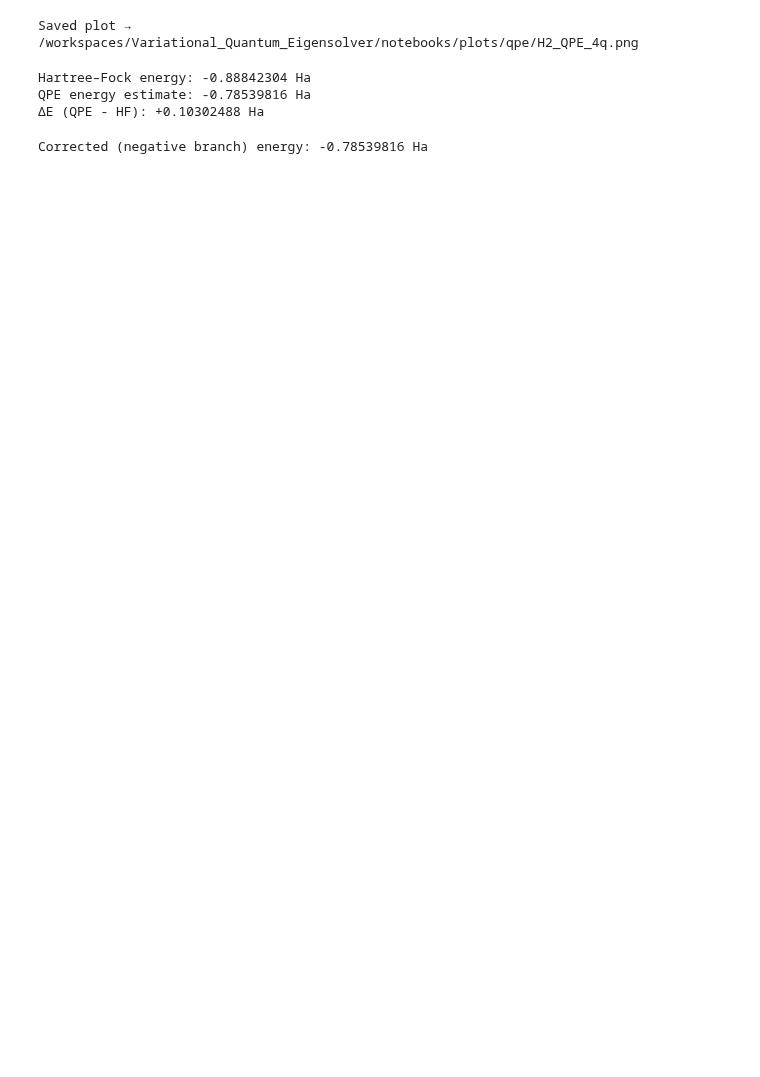
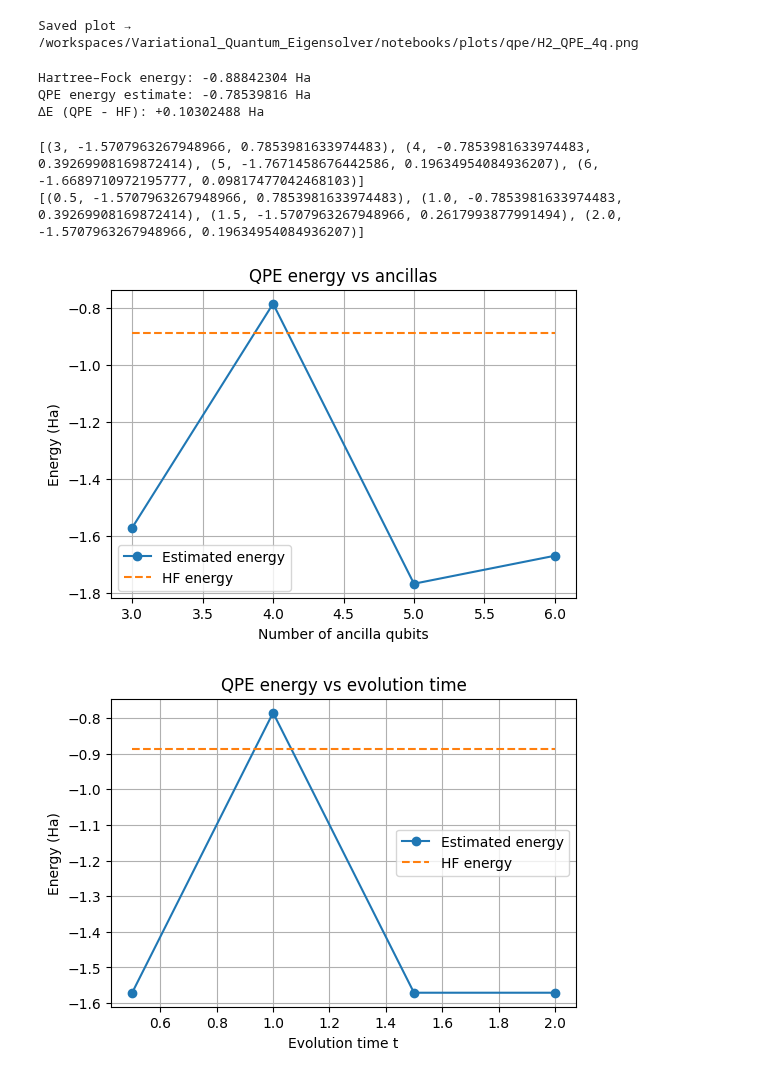
Before and after one commit to SidRichardsQuantum/Variational_Quantum_Eigensolver, a Jupyter notebook: notebooks/H2/H2_QPE_Noiseless.ipynb, the cells around one changed output. Saved outputs shown, nothing was run; the diff lists cells and outputs as text; code cells hidden in the pictures; blank space fills up the shorter version.

```diff
--- a/notebooks/H2/H2_QPE_Noiseless.ipynb
+++ b/notebooks/H2/H2_QPE_Noiseless.ipynb
@@ -43,7 +43,7 @@ molecule_name = "H2"
 n_ancilla = 4      # Number of ancilla qubits
 t_evol = 1.0       # Evolution time in U = exp(-i * H * t)
 trotter_steps = 2  # Trotter order for time evolution
-shots = 5000       # Sampling shots
+shots = 1000       # Sampling shots
 
 # Noiseless configuration
 noise_params = None
@@ -106,10 +105,52 @@ print(f"ΔE (QPE - HF): {result['energy'] - E_hf:+.8f} Ha")
 Hartree–Fock energy: -0.88842304 Ha
 QPE energy estimate: -0.78539816 Ha
 ΔE (QPE - HF): +0.10302488 Ha
-# %%
-# Override energy interpretation for the negative branch (just to inspect)
-E_wrapped = result["energy"]
-E_unwrapped = E_wrapped - 2*np.pi if E_wrapped > np.pi/1.0 else E_wrapped
-print(f"Corrected (negative branch) energy: {E_unwrapped:.8f} Ha")
-# %% [output]
-Corrected (negative branch) energy: -0.78539816 Ha
+# %%
+# Sweep ancillas
+anc_list = [3,4,5, 6]
+energies, bins = [], []
+for n in anc_list:
+    r = run_qpe(hamiltonian, hf, n_ancilla=n, t=t_evol, trotter_steps=trotter_steps,
+                noise_params=None, shots=2000, molecule_name="H2")
+    energies.append(r["energy"])
+    bins.append(2*np.pi/(t_evol*(2**n)))
+
+print(list(zip(anc_list, energies, bins)))  # (n_anc, EstE, bin_width)
+
+# Sweep t (keep |E| < π/t, so try t in [0.5, 1.0, 1.5, 2.0])
+t_list = [0.5, 1.0, 1.5, 2.0]
+energies_t, bins_t = [], []
+for tval in t_list:
+    r = run_qpe(hamiltonian, hf, n_ancilla=4, t=tval, trotter_steps=trotter_steps,
+                noise_params=None, shots=3000, molecule_name="H2")
+    energies_t.append(r["energy"])
+    bins_t.append(2*np.pi/(tval*(2**4)))
+print(list(zip(t_list, energies_t, bins_t)))
+# %% [output]
+[(3, -1.5707963267948966, 0.7853981633974483), (4, -0.7853981633974483, 0.39269908169872414), (5, -1.7671458676442586, 0.19634954084936207), (6, -1.6689710972195777, 0.09817477042468103)]
+[(0.5, -1.5707963267948966, 0.7853981633974483), (1.0, -0.7853981633974483, 0.39269908169872414), (1.5, -1.5707963267948966, 0.2617993877991494), (2.0, -1.5707963267948966, 0.19634954084936207)]
+# %%
+import matplotlib.pyplot as plt
+
+plt.figure(figsize=(6,4))
+plt.plot(anc_list, energies, 'o-', label='Estimated energy')
+plt.plot(anc_list, [-0.888423]*len(anc_list), '--', label='HF energy')
+plt.xlabel('Number of ancilla qubits')
+plt.ylabel('Energy (Ha)')
+plt.title('QPE energy vs ancillas')
+plt.legend()
+plt.grid(True)
+plt.show()
+
+plt.figure(figsize=(6,4))
+plt.plot(t_list, energies_t, 'o-', label='Estimated energy')
+plt.plot(t_list, [-0.888423]*len(t_list), '--', label='HF energy')
+plt.xlabel('Evolution time t')
+plt.ylabel('Energy (Ha)')
+plt.title('QPE energy vs evolution time')
+plt.legend()
+plt.grid(True)
+plt.show()
+# %% [output]
+[figure, added]
+[figure, added]
```
Also changed, not shown: parts of 2 cells of this notebook, 7 other files.
